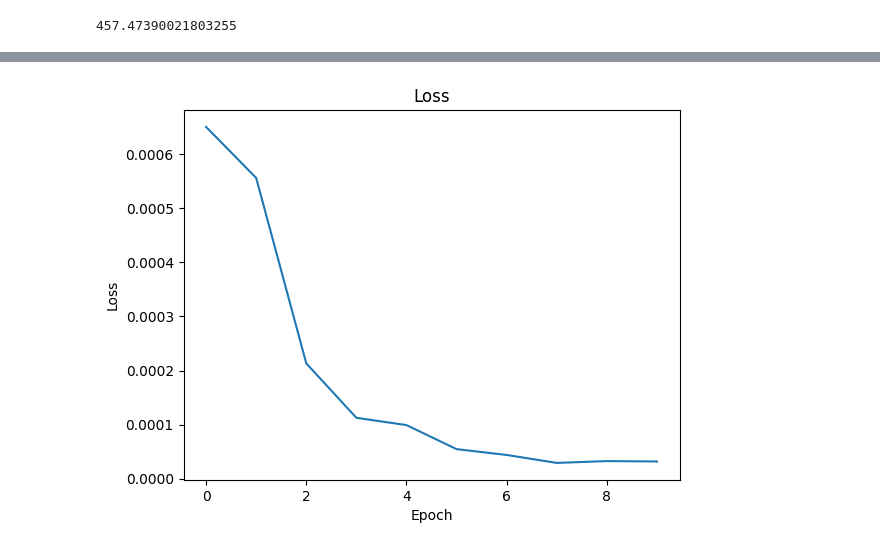
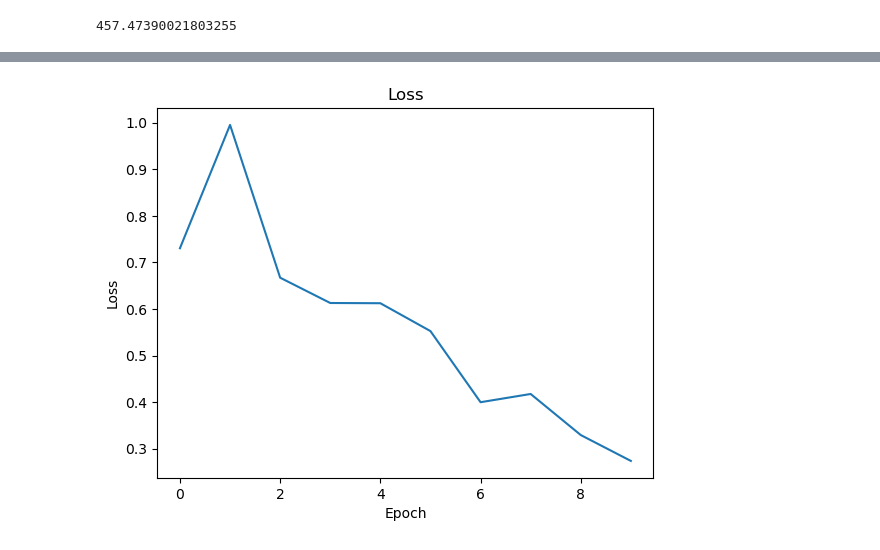
Before and after one commit to rvineet02/cs505_final_project, a Jupyter notebook: essay_dissection_model/code/basicmodel.ipynb, the cells around one changed output, grey strips where cells are left out. Cells and saved outputs as stored; diff of their text form; code cells hidden in the pictures.

Commit message:
Training seq lenght of 600, accuracy - 67%

```diff
--- a/essay_dissection_model/code/basicmodel.ipynb
+++ b/essay_dissection_model/code/basicmodel.ipynb
@@ -59,7 +59,7 @@ def pad_sequences(sequences, max_len, padding_value=0):
 
 padded_input_ids = pad_sequences(input_ids, MAX_LENGTH, padding_value=tokenizer.pad_token_id)
 
-padded_input_labels = pad_sequences(input_ids, MAX_LENGTH, padding_value=-100)
+padded_input_labels = pad_sequences(input_labels, MAX_LENGTH, padding_value=-100)
 
 attention_masks = [[float(token_id != tokenizer.pad_token_id) for token_id in seq] for seq in padded_input_ids]
 # %%
@@ -92,9 +100,9 @@ class EssayDataset(Dataset):
         return len(self.input_ids)
 
 
-ds = EssayDataset(padded_input_ids[:250], attention_masks[:250], padded_input_labels[:250])
+ds = EssayDataset(padded_input_ids, attention_masks, padded_input_labels)
 # %%
-batch_size = 2
+batch_size = 16
 
 from torch.utils.data import random_split
 
@@ -134,15 +142,13 @@ class EssayDisectionModel(nn.Module):
         backbone_output = self.backbone(input_ids=input_ids, attention_mask=attention_mask)
         # x = backbone_output.logits.view(-1, self.backbone.config.hidden_size)
 
-        print(x)
-
-        x = self.dense1(backbone_output.logits)
+        x = self.dense1(backbone_output[0])
         x = self.relu(x)
         x = self.dense2(x)
 
         return x
 
-# model = EssayDisectionModel()
+model = EssayDisectionModel()
 
-model = LongformerForTokenClassification.from_pretrained('allenai/longformer-base-4096',
-        num_labels=9)
+# model = LongformerForTokenClassification.from_pretrained('allenai/longformer-base-4096',
+#         num_labels=7)
@@ -153,67 +156,94 @@ You should probably TRAIN this model on a down-stream task to be able to use it
 torch.cuda.empty_cache()
 # %%
 import matplotlib.pyplot as plt
-from transformers import AdamW
-
-loss_fn = nn.CrossEntropyLoss()
+from torch.optim.lr_scheduler import StepLR
 
 num_epochs = 10
 losses = []
 val_losses = []
 
-optimizer = AdamW(model.parameters(), lr=5e-5)
-
+device = torch.device("cuda:0" if torch.cuda.is_available() else "cpu")
+model = nn.DataParallel(model, device_ids=[0, 1])
 model.to(device)
 
-model.train()
+optimizer = torch.optim.Adam(model.parameters(), lr=1e-5)
+loss_fn = nn.CrossEntropyLoss(ignore_index=-100)
+scaler = torch.cuda.amp.GradScaler()
+scheduler = StepLR(optimizer, step_size=1, gamma=0.1)
+
+
 for epoch in tqdm(range(num_epochs)):
+    model.train()
     for batch in train_loader:
 
         input_seq_batch = batch['input_ids']
         target_seq_batch = batch['labels']
         attention_mask = batch['attention_mask']
 
+        with torch.cuda.amp.autocast():
+            target_seq_hat = model(input_seq_batch, attention_mask)
+            target_seq_hat = target_seq_hat.view(-1, target_seq_hat.shape[-1])
+            target_seq_batch = target_seq_batch.view(-1)
+            loss = loss_fn(target_seq_hat, target_seq_batch)
+
         optimizer.zero_grad()
+        scaler.scale(loss).backward()
+        scaler.step(optimizer)
+        scaler.update()
+        # scheduler.step()
 
-        target_seq_hat = model(input_seq_batch, attention_mask)
 
-        target_seq_hat = target_seq_hat.logits.view(-1, target_seq_hat.logits.shape[-1])  # [batch_size * sequence_size, num_labels]
-        target_seq_batch = target_seq_batch.view(-1)
+        # input_seq_batch = batch['input_ids']
+        # target_seq_batch = batch['labels']
+        # attention_mask = batch['attention_mask']
 
-        loss = loss_fn(target_seq_hat, target_seq_batch)
+        # optimizer.zero_grad()
 
-        loss.backward()
+        # target_seq_hat = model(input_seq_batch, attention_mask)
 
-        optimizer.step()
+        # target_seq_hat = target_seq_hat.view(-1, target_seq_hat.shape[-1])  # [batch_size * sequence_size, num_labels]
+        # target_seq_batch = target_seq_batch.view(-1)
+
+        # loss = loss_fn(target_seq_hat, target_seq_batch)
+
+        # loss.backward()
+
+        # optimizer.step()
 
     losses.append(loss.item())
 
 
-model.eval()
-with torch.no_grad():
-    for batch in val_loader:
+    model.eval()
+    total_val_loss = 0
+    num_batches = 0
+    with torch.no_grad():
+        for batch in val_loader:
 
-        input_seq_batch = batch['input_ids']
-        target_seq_batch = batch['labels']
-        attention_mask = batch['attention_mask']
+            input_seq_batch = batch['input_ids']
+            target_seq_batch = batch['labels']
+            attention_mask = batch['attention_mask']
 
-        outputs = model(input_seq_batch, attention_mask)
+            outputs = model(input_seq_batch, attention_mask)
 
-        loss = loss_fn(outputs.logits.view(-1, outputs.logits.shape[-1]), target_seq_batch.view(-1))
-    val_losses.append(loss.item())
+            loss = loss_fn(outputs.view(-1, outputs.shape[-1]), target_seq_batch.view(-1))
+            total_val_loss += loss.item()
+            num_batches += 1
+
+        average_val_loss = total_val_loss / num_batches
+        val_losses.append(average_val_loss)
 
 
 # Plotting the training losses
 plt.title('Loss')
 plt.plot(losses)
 plt.xlabel('Epoch')
 plt.ylabel('Loss')
 plt.show()
 
 plt.title('Validation Loss')
 plt.plot(val_losses)
 plt.xlabel('Epoch')
 plt.ylabel('Loss')
 plt.show()
 # %% [output]
-[figure, old version]
+[figure, new version]
```
Also changed, not shown: parts of 6 cells of this notebook, 1 other file.
